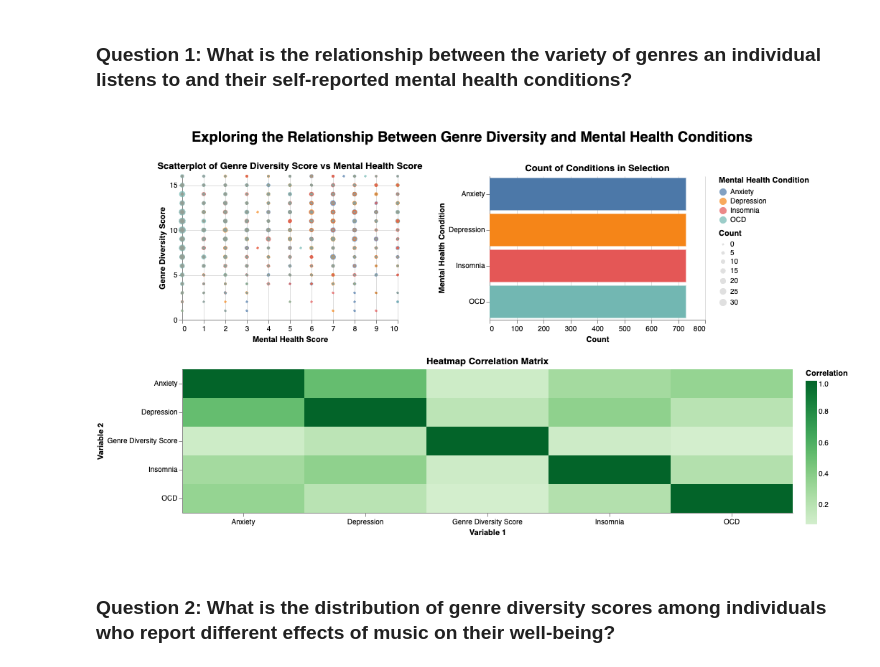
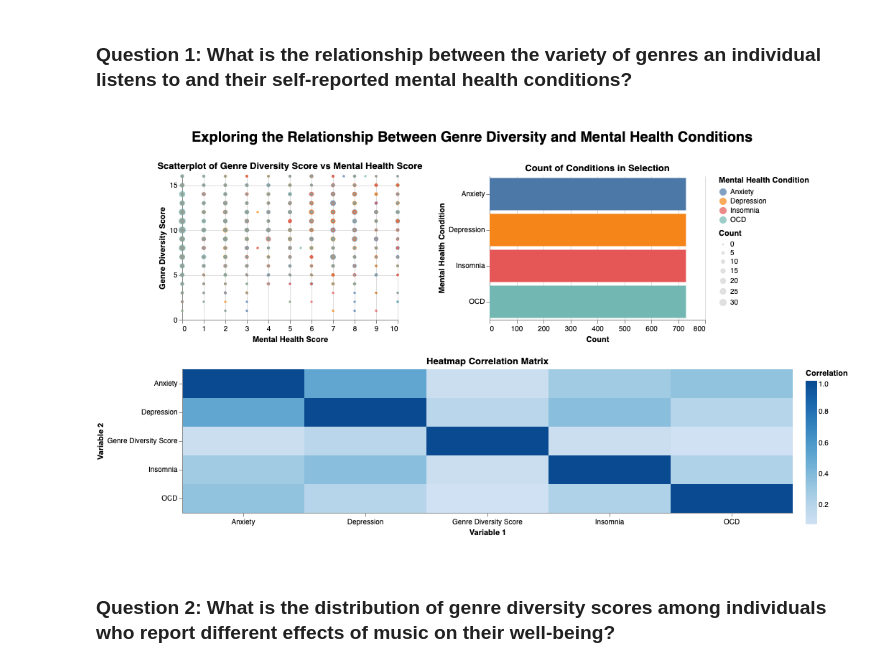
Before and after one commit to ubc-dsci320-2024w2/project-team_fabfour, a Jupyter notebook: ungraded/Judy_Charts.ipynb, the cells around one changed output. Saved outputs shown, nothing was run; the diff lists cells and outputs as text; code cells hidden in the pictures.

```diff
--- a/ungraded/Judy_Charts.ipynb
+++ b/ungraded/Judy_Charts.ipynb
@@ -85,35 +85,35 @@ condition_counts = condition_counts.transform_filter(heatmap_selection)
 correlation_chart = alt.Chart(correlation_matrix).mark_rect().encode(
     x=alt.X('Variable 1:N',axis=alt.Axis(labelAngle=0)),
     y='Variable 2:N',
-    color=alt.Color('Correlation:Q', scale=alt.Scale(scheme='greens'), title="Correlation"),
+    color=alt.Color('Correlation:Q', scale=alt.Scale(scheme='blues'), title="Correlation"),
     tooltip=['Variable 1:N', 'Variable 2:N', 'Correlation:Q']
 ).add_params(heatmap_selection).properties(
     width=850, height=200, title="Heatmap Correlation Matrix"
 )
 
 
 chart_1 = alt.vconcat(
     alt.hconcat(points, condition_counts),
     correlation_chart
 ).properties(
     title={
         "text": "Exploring the Relationship Between Genre Diversity and Mental Health Conditions",
         "fontSize": 20,
         "fontWeight": "bold",
         "anchor": "middle",
         "dy": -20
     },
     padding={"top": 24, "bottom": 24}
 ).resolve_scale(
     color='independent'
 ).resolve_legend(
     size='independent'
 ).configure_view(
     stroke=None
 )
 chart_1
 # %% [output]
-[figure, old version]
+[figure, new version]
 # %% [markdown]
 ### Question 2: What is the distribution of genre diversity scores among individuals who report different effects of music on their well-being?
 # %%
```
Also changed, not shown: 1 other file.
